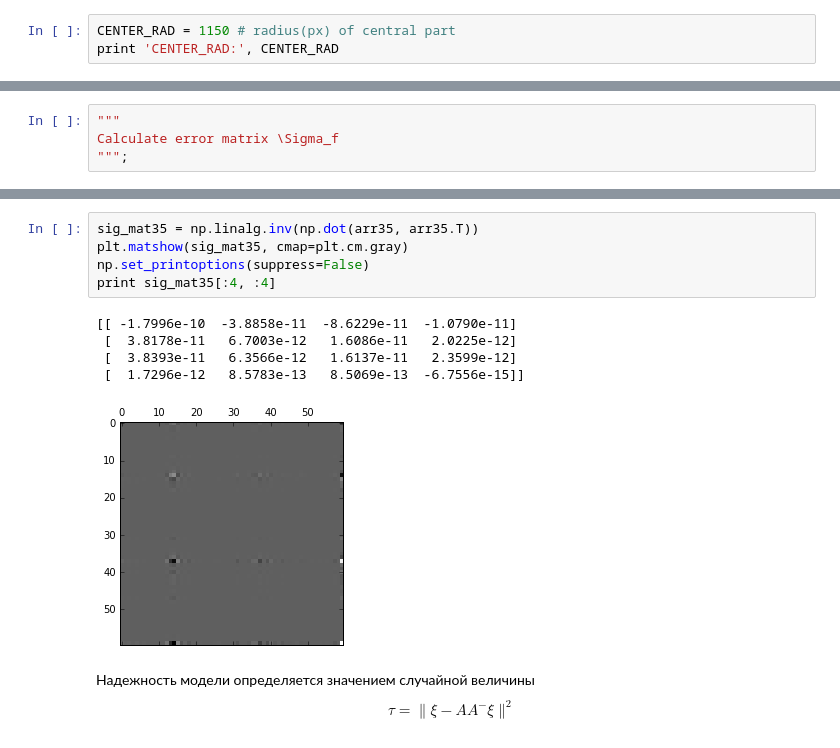
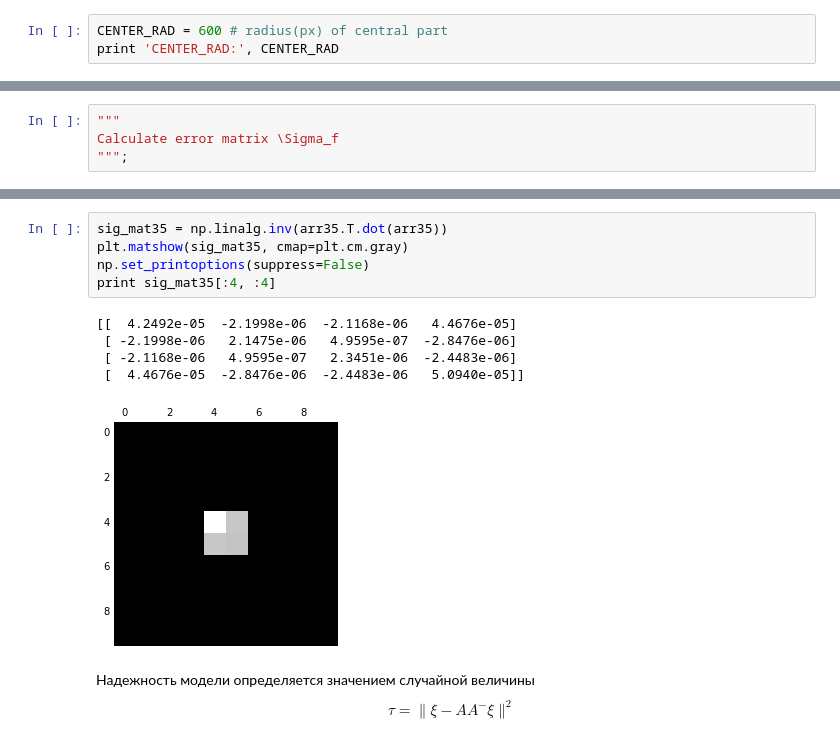
Before and after one commit to haalogen/affine, a Jupyter notebook: Stars-Exp-Feb2017.ipynb, the cells around one changed output, grey strips where cells are left out. Saved outputs shown, nothing was run; the diff lists cells and outputs as text.

```diff
--- a/Stars-Exp-Feb2017.ipynb
+++ b/Stars-Exp-Feb2017.ipynb
@@ -35,6 +35,6 @@ print "Image size:", w, h
 # %% [output]
 Image size: 3072 2304
 # %%
-CENTER_RAD = 1150 # radius(px) of central part
+CENTER_RAD = 600 # radius(px) of central part
 print 'CENTER_RAD:', CENTER_RAD
 # %% [output]
@@ -373,14 +370,14 @@ print sig_mat3[:4, :4]
 # %%
-sig_mat35 = np.linalg.inv(np.dot(arr35, arr35.T))
+sig_mat35 = np.linalg.inv(arr35.T.dot(arr35))
 plt.matshow(sig_mat35, cmap=plt.cm.gray)
 np.set_printoptions(suppress=False)
 print sig_mat35[:4, :4]
 # %% [output]
-[[ -1.7996e-10  -3.8858e-11  -8.6229e-11  -1.0790e-11]
- [  3.8178e-11   6.7003e-12   1.6086e-11   2.0225e-12]
- [  3.8393e-11   6.3566e-12   1.6137e-11   2.3599e-12]
- [  1.7296e-12   8.5783e-13   8.5069e-13  -6.7556e-15]]
+[[  4.2492e-05  -2.1998e-06  -2.1168e-06   4.4676e-05]
+ [ -2.1998e-06   2.1475e-06   4.9595e-07  -2.8476e-06]
+ [ -2.1168e-06   4.9595e-07   2.3451e-06  -2.4483e-06]
+ [  4.4676e-05  -2.8476e-06  -2.4483e-06   5.0940e-05]]
-[figure, old version]
+[figure, new version]
 # %% [markdown]
 Надежность модели определяется значением случайной величины
 $$
```
Also changed, not shown: parts of 35 cells of this notebook.
